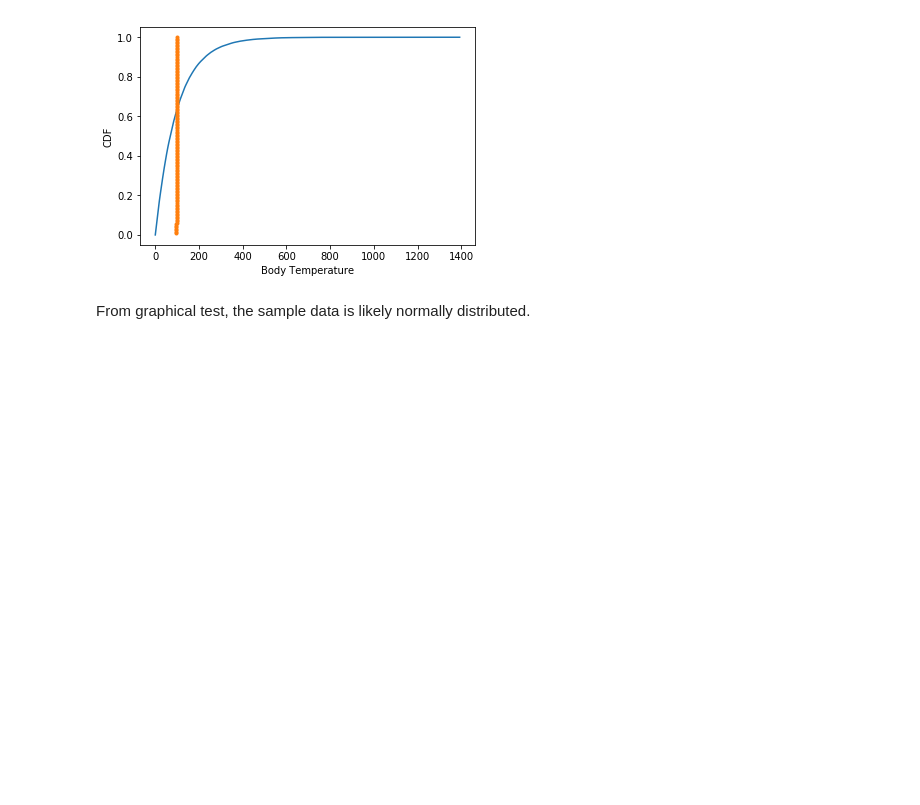
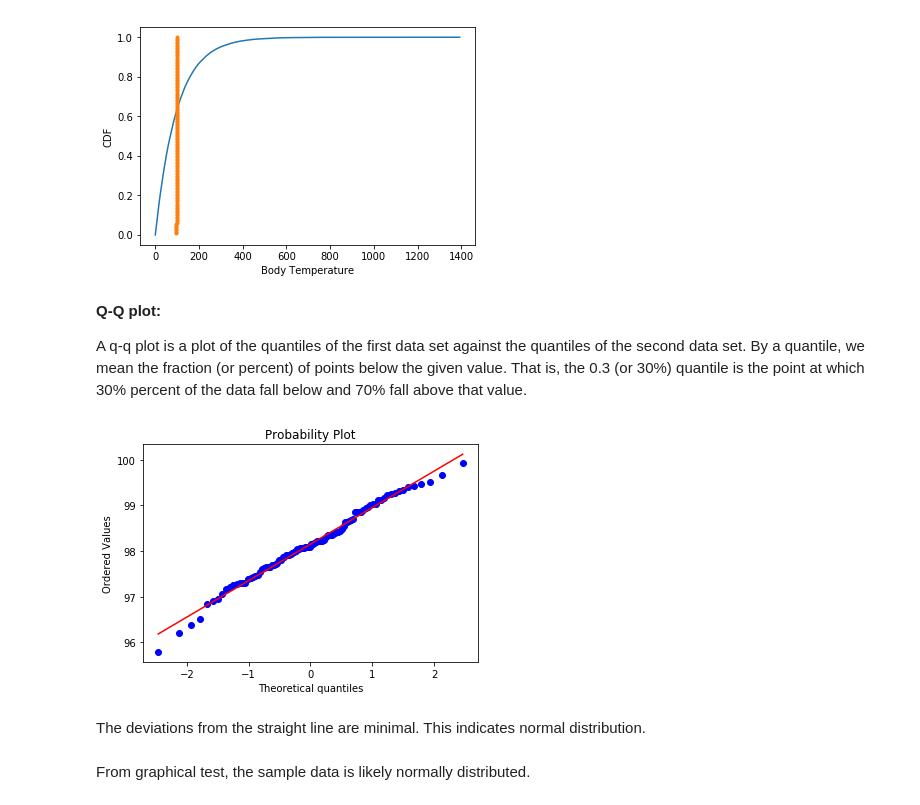
Before and after one commit to tpancier/Springboard_code, a Jupyter notebook: Inferential_statistics_exercise_1.ipynb, the cells around one changed output. Cells and saved outputs as stored; diff of their text form; code cells hidden in the pictures; blank space fills up the shorter version.

Commit message:
Added QQ plot and KS test

```diff
--- a/Inferential_statistics_exercise_1.ipynb
+++ b/Inferential_statistics_exercise_1.ipynb
@@ -178,6 +178,22 @@ plt.ylabel('CDF')
 plt.show()
 # %% [output]
 [figure]
+# %% [markdown]
+**Q-Q plot:**
+
+A q-q plot is a plot of the quantiles of the first data set against the quantiles of the second data set. By a quantile, we mean the fraction (or percent) of points below the given value. That is, the 0.3 (or 30%) quantile is the point at which 30% percent of the data fall below and 70% fall above that value.
+# %%
+import numpy as np
+import pylab
+import scipy.stats as stats
+
+measurements = np.random.normal(loc = df['temperature'].mean(), scale = df['temperature'].std(), size=100)
+stats.probplot(measurements, dist="norm", plot=pylab)
+pylab.show()
+# %% [output]
+[figure, added]
+# %% [markdown]
+The deviations from the straight line are minimal. This indicates normal distribution.
 # %% [markdown]
 From graphical test, the sample data is likely normally distributed.
 # %%
```
Also changed, not shown: parts of 7 cells of this notebook.
